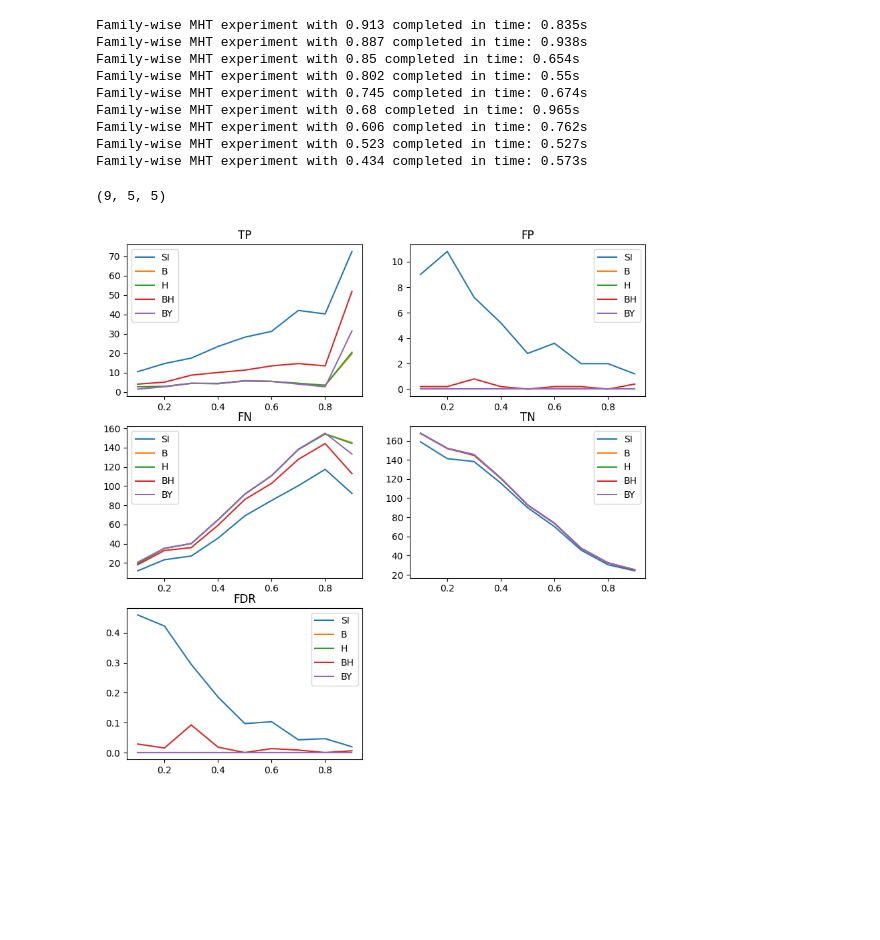
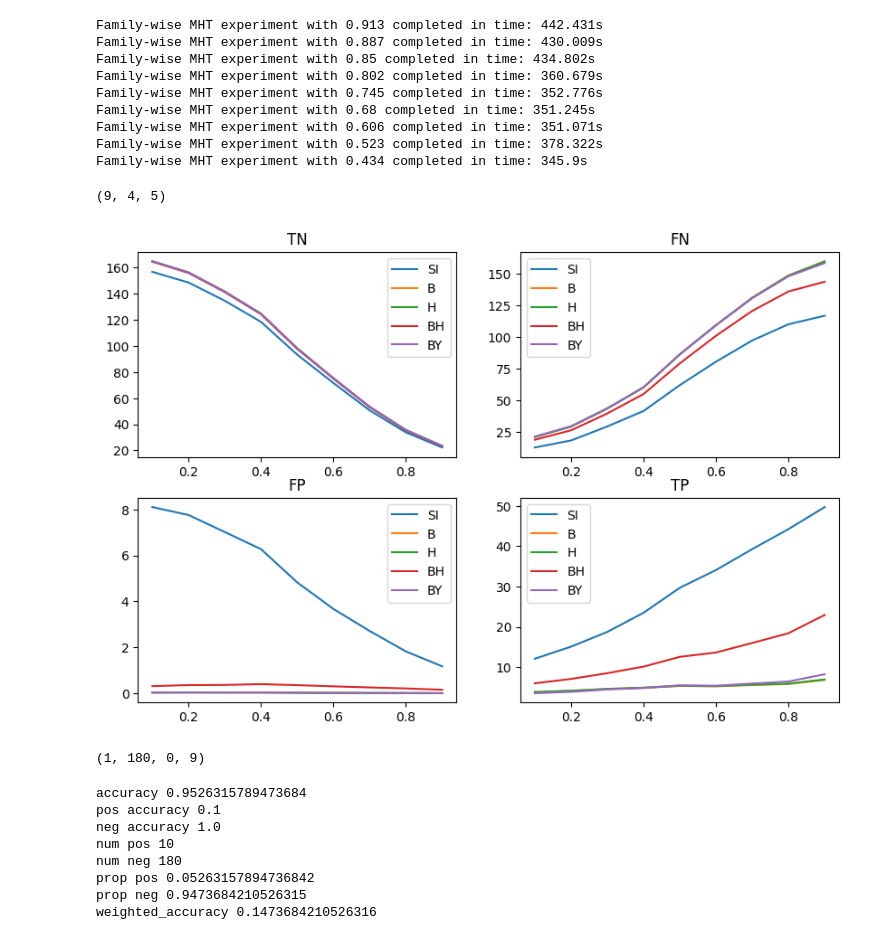
Before and after one commit to cofofprom/GGMS_framework, a Jupyter notebook: test.ipynb, the cells around one changed output. Saved outputs shown, nothing was run; the diff lists cells and outputs as text; code cells hidden in the pictures; blank space fills up the shorter version.

Commit message:
new metric + unused import removed

```diff
--- a/test.ipynb
+++ b/test.ipynb
@@ -19,8 +22,8 @@ params = curve_fit(f, np.arange(0.1, 1, 0.1), [0.94, 0.87, 0.85, 0.77, 0.74, 0.6
 # %%
 N = 20
 n = 40
-S_exp = 5
-S_obs = 1
+S_exp = 100
+S_obs = 100
 # %%
 data = np.stack([familywise_MHT_experiments(CholCorrModel,
                                             MHTSolver(0.05, corr_pvalues),
@@ -29,30 +32,30 @@ data = np.stack([familywise_MHT_experiments(CholCorrModel,
                                             n,
                                             S_exp,
                                             S_obs,
-                                            metrics=[TP, FP, FN, TN, FDR],
+                                            metrics=[TN, FN, FP, TP],
                                             verbose=True) for density in np.arange(0.1, 1, 0.1)])
 # %% [output]
-Family-wise MHT experiment with 0.913 completed in time: 0.835s
-Family-wise MHT experiment with 0.887 completed in time: 0.938s
-Family-wise MHT experiment with 0.85 completed in time: 0.654s
-Family-wise MHT experiment with 0.802 completed in time: 0.55s
-Family-wise MHT experiment with 0.745 completed in time: 0.674s
-Family-wise MHT experiment with 0.68 completed in time: 0.965s
-Family-wise MHT experiment with 0.606 completed in time: 0.762s
-Family-wise MHT experiment with 0.523 completed in time: 0.527s
-Family-wise MHT experiment with 0.434 completed in time: 0.573s
+Family-wise MHT experiment with 0.913 completed in time: 442.431s
+Family-wise MHT experiment with 0.887 completed in time: 430.009s
+Family-wise MHT experiment with 0.85 completed in time: 434.802s
+Family-wise MHT experiment with 0.802 completed in time: 360.679s
+Family-wise MHT experiment with 0.745 completed in time: 352.776s
+Family-wise MHT experiment with 0.68 completed in time: 351.245s
+Family-wise MHT experiment with 0.606 completed in time: 351.071s
+Family-wise MHT experiment with 0.523 completed in time: 378.322s
+Family-wise MHT experiment with 0.434 completed in time: 345.9s
 # %%
 data.shape
 # %% [output]
-(9, 5, 5)
+(9, 4, 5)
 # %%
-for i, metric in enumerate(['TP', 'FP', 'FN', 'TN', 'FDR']):
+for i, metric in enumerate(['TN', 'FN', 'FP', 'TP']):
     plt.subplot(3, 2, i+1)
     for idx, algo in enumerate(['SI', 'B', 'H', 'BH', 'BY']):
         plt.plot(np.arange(0.1, 1, 0.1), data[:, i, idx], label=algo)
     plt.title(metric)
     plt.legend()
 
 plt.gcf().set_size_inches(10, 10)
 # %% [output]
-[figure, old version]
+[figure, new version]
@@ -58,0 +69,32 @@ plt.gcf().set_size_inches(10, 10)
+# %%
+tp, tn, fp, fn = model.confusion(predg)
+tp, tn, fp, fn
+# %% [output]
+(1, 180, 0, 9)
+# %%
+accuracy = (tp + tn) / (tp + tn + fp + fn)
+pos_accuracy = TPR(tp, tn, fp, fn)
+neg_accuracy = tn / (tn + fp)
+
+num_pos = tp + fn
+num_neg = tn + fp
+
+prop_pos = num_pos / (tp + tn + fp + fn)
+prop_neg = num_neg / (tp + tn + fp + fn)
+
+print('accuracy', accuracy)
+print('pos accuracy', pos_accuracy)
+print('neg accuracy', neg_accuracy)
+print('num pos', num_pos)
+print('num neg', num_neg)
+print('prop pos', prop_pos)
+print('prop neg', prop_neg)
+# %% [output]
+accuracy 0.9526315789473684
+pos accuracy 0.1
+neg accuracy 1.0
+num pos 10
+num neg 180
+prop pos 0.05263157894736842
+prop neg 0.9473684210526315
+weighted_accuracy 0.1473684210526316
```
Also changed, not shown: parts of 4 cells of this notebook, 2 other files.
